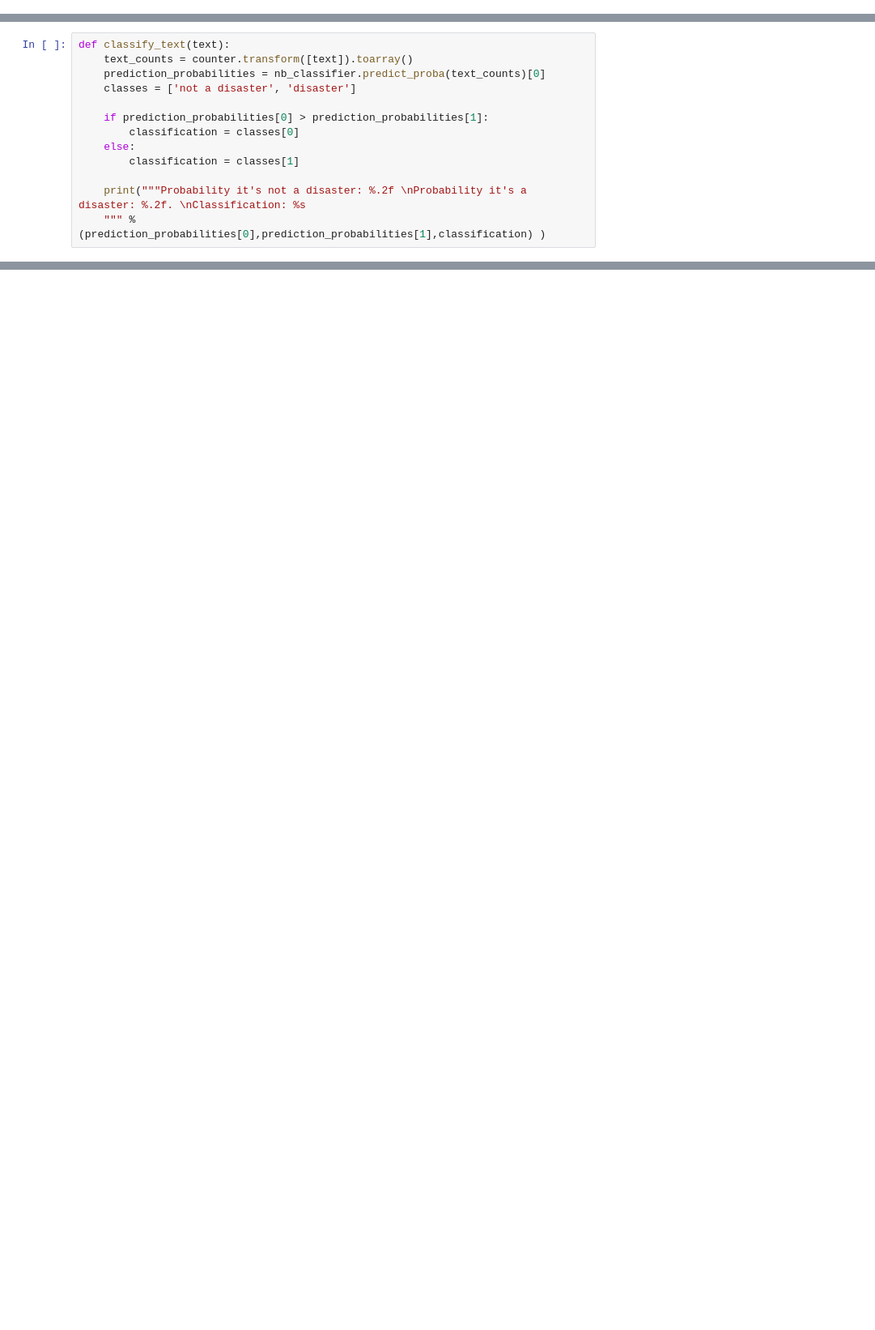
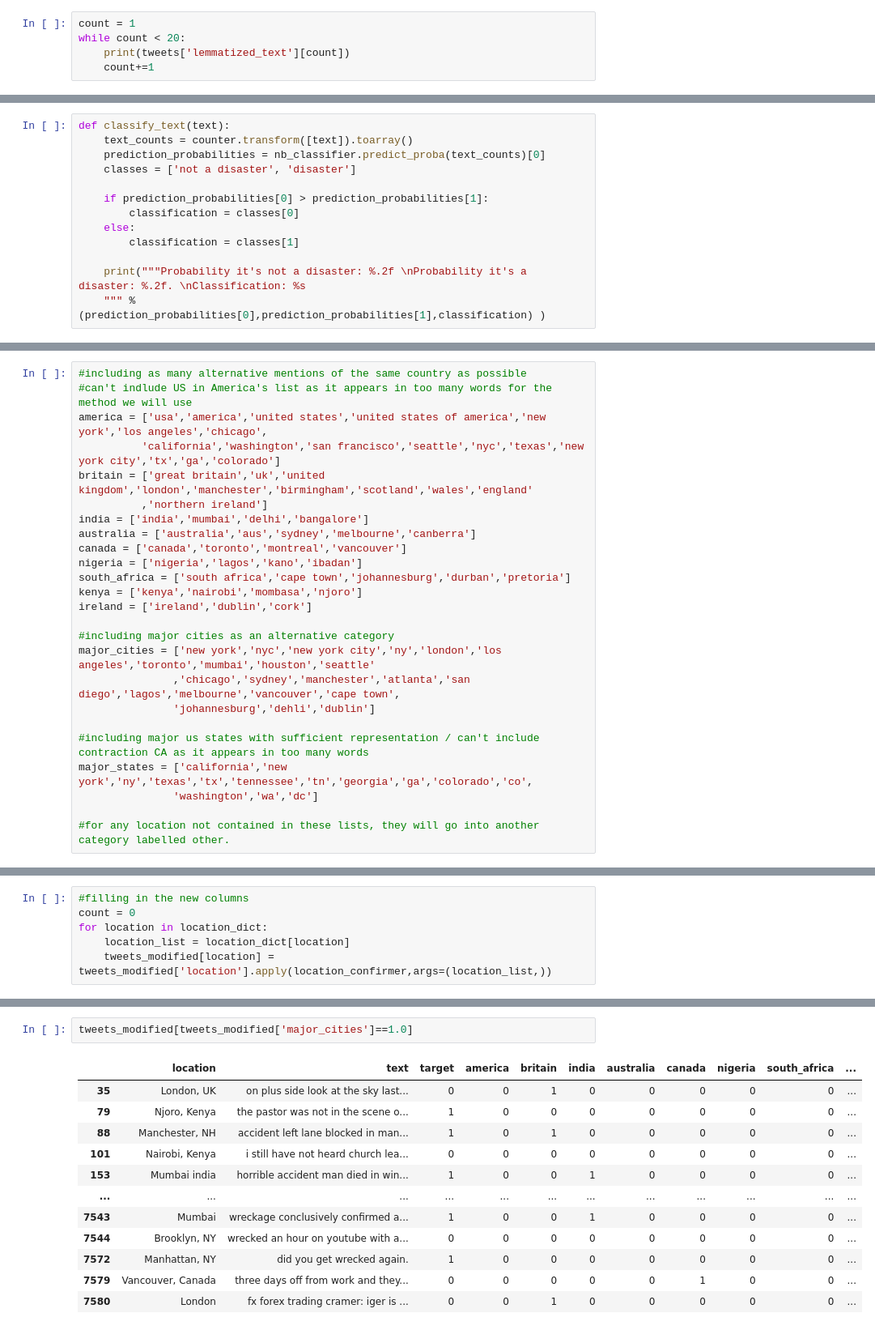
Before and after one commit to erick-hm/DisasterTweetsNLP, a Jupyter notebook: DisasterTweetsNLP_NaiveBayes.ipynb, the cells around one changed output, grey strips where cells are left out. Shown at 81% size. Saved outputs shown, nothing was run; the diff lists cells and outputs as text; blank space fills up the shorter version.

```diff
--- a/DisasterTweetsNLP_NaiveBayes.ipynb
+++ b/DisasterTweetsNLP_NaiveBayes.ipynb
@@ -374,0 +445,5 @@ True
+# %%
+count = 1
+while count < 20:
+    print(tweets['lemmatized_text'][count])
+    count+=1
@@ -472,0 +664,25 @@ n_gram_tweets
+# %%
+#including as many alternative mentions of the same country as possible
+#can't indlude US in America's list as it appears in too many words for the method we will use
+america = ['usa','america','united states','united states of america','new york','los angeles','chicago',
+          'california','washington','san francisco','seattle','nyc','texas','new york city','tx','ga','colorado']
+britain = ['great britain','uk','united kingdom','london','manchester','birmingham','scotland','wales','england'
+          ,'northern ireland']
+india = ['india','mumbai','delhi','bangalore']
+australia = ['australia','aus','sydney','melbourne','canberra']
+canada = ['canada','toronto','montreal','vancouver']
+nigeria = ['nigeria','lagos','kano','ibadan']
+south_africa = ['south africa','cape town','johannesburg','durban','pretoria']
+kenya = ['kenya','nairobi','mombasa','njoro']
+ireland = ['ireland','dublin','cork']
+
+#including major cities as an alternative category
+major_cities = ['new york','nyc','new york city','ny','london','los angeles','toronto','mumbai','houston','seattle'
+               ,'chicago','sydney','manchester','atlanta','san diego','lagos','melbourne','vancouver','cape town',
+               'johannesburg','dehli','dublin']
+
+#including major us states with sufficient representation / can't include contraction CA as it appears in too many words
+major_states = ['california','new york','ny','texas','tx','tennessee','tn','georgia','ga','colorado','co',
+               'washington','wa','dc']
+
+#for any location not contained in these lists, they will go into another category labelled other.
@@ -472,0 +731,6 @@ n_gram_tweets
+# %%
+#filling in the new columns
+count = 0
+for location in location_dict:
+    location_list = location_dict[location]
+    tweets_modified[location] = tweets_modified['location'].apply(location_confirmer,args=(location_list,))
@@ -472,0 +757,15 @@ n_gram_tweets
+# %%
+tweets_modified[tweets_modified['major_cities']==1.0]
+# %% [output]
+|  | location | text | target | america | britain | india | australia | canada | nigeria | south_africa | ... |
+| 35 | London, UK | on plus side look at the sky last... | 0 | 0 | 1 | 0 | 0 | 0 | 0 | 0 | ... |
+| 79 | Njoro, Kenya | the pastor was not in the scene o... | 1 | 0 | 0 | 0 | 0 | 0 | 0 | 0 | ... |
+| 88 | Manchester, NH | accident left lane blocked in man... | 1 | 0 | 1 | 0 | 0 | 0 | 0 | 0 | ... |
+| 101 | Nairobi, Kenya | i still have not heard church lea... | 0 | 0 | 0 | 0 | 0 | 0 | 0 | 0 | ... |
+| 153 | Mumbai india | horrible accident man died in win... | 1 | 0 | 0 | 1 | 0 | 0 | 0 | 0 | ... |
+| ... | ... | ... | ... | ... | ... | ... | ... | ... | ... | ... | ... |
+| 7543 | Mumbai | wreckage conclusively confirmed a... | 1 | 0 | 0 | 1 | 0 | 0 | 0 | 0 | ... |
+| 7544 | Brooklyn, NY | wrecked an hour on youtube with a... | 0 | 0 | 0 | 0 | 0 | 0 | 0 | 0 | ... |
+| 7572 | Manhattan, NY | did you get wrecked again. | 1 | 0 | 0 | 0 | 0 | 0 | 0 | 0 | ... |
+| 7579 | Vancouver, Canada | three days off from work and they... | 0 | 0 | 0 | 0 | 0 | 1 | 0 | 0 | ... |
+| 7580 | London | fx forex trading cramer: iger is ... | 0 | 0 | 1 | 0 | 0 | 0 | 0 | 0 | ... |
```
Also changed, not shown: parts of 43 cells of this notebook.
